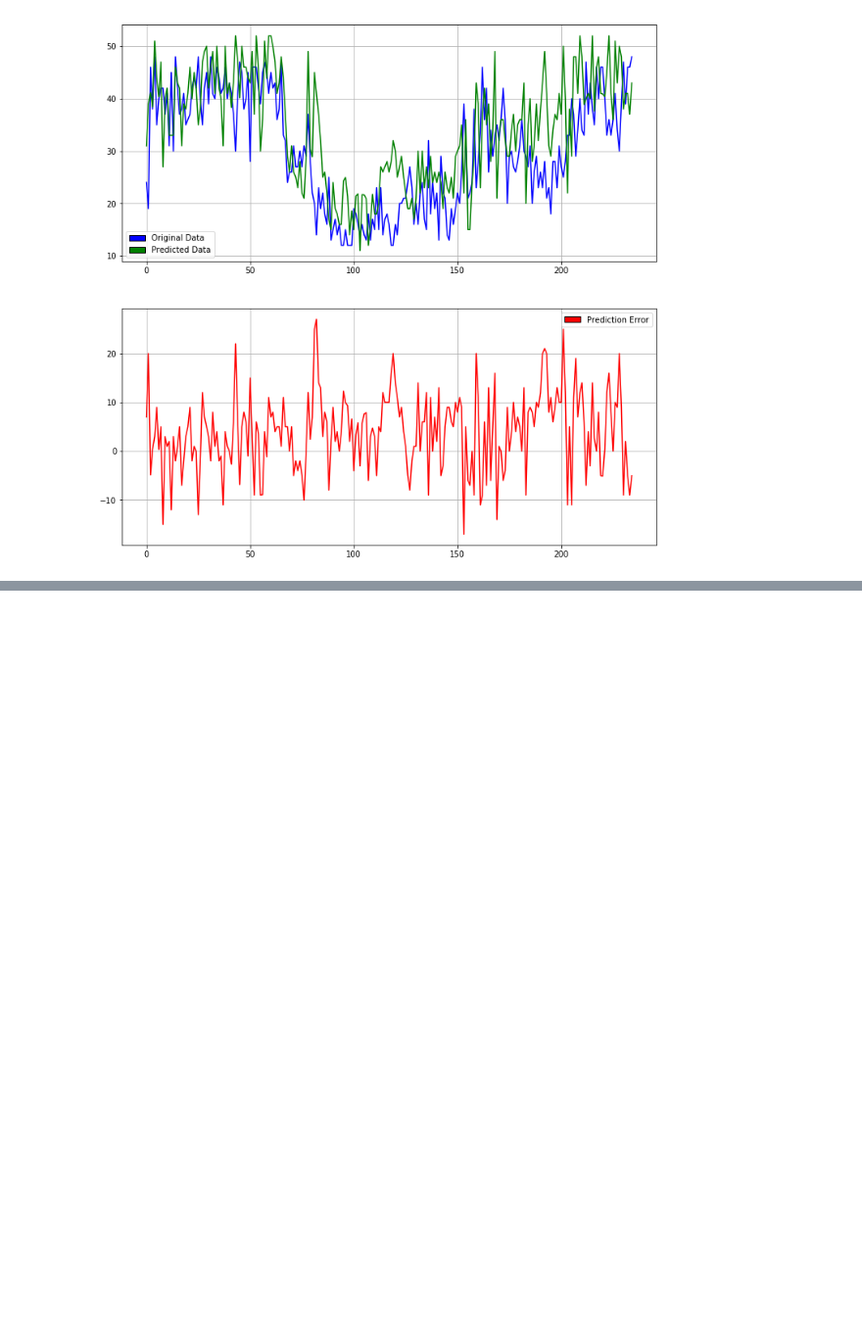
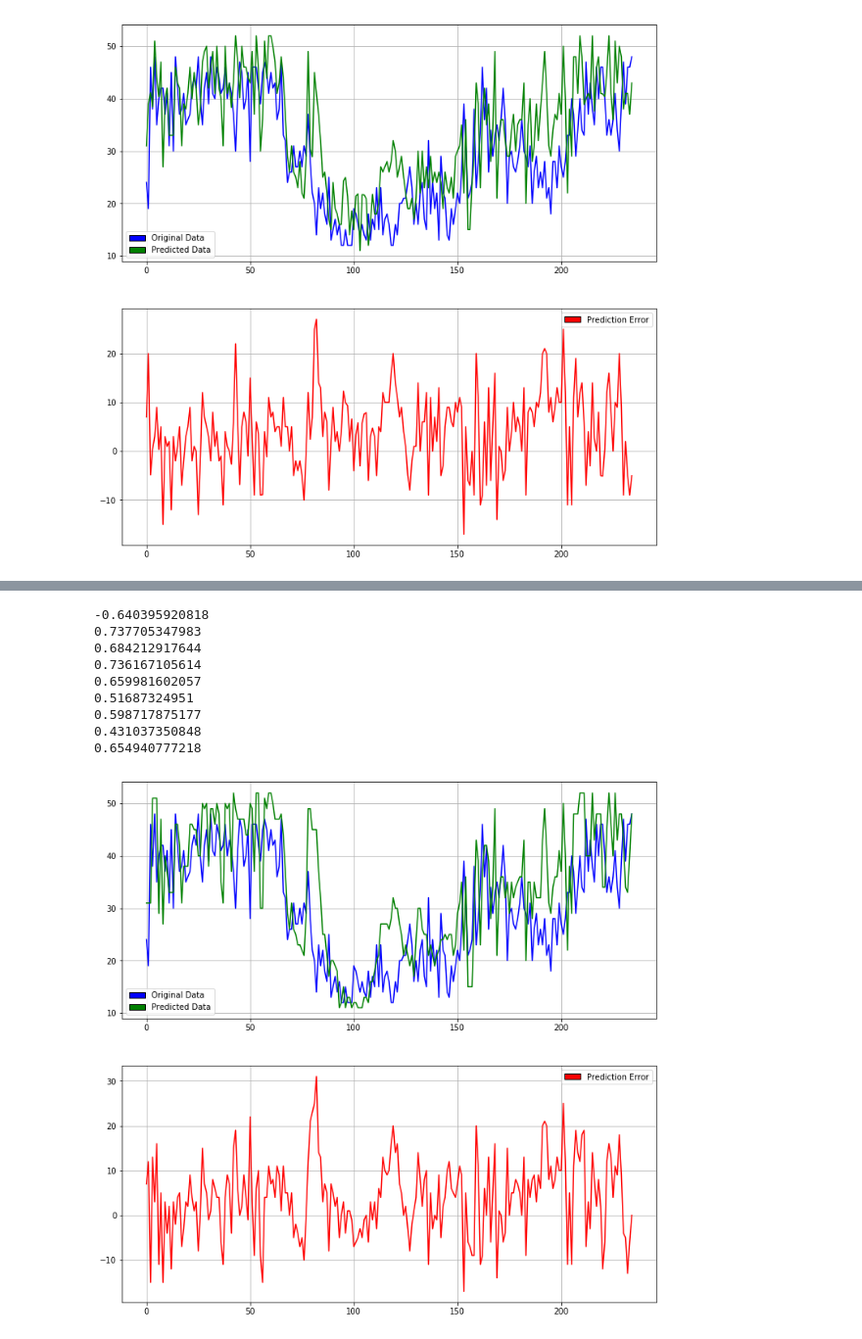
Before and after one commit to hari-allamraju/sg-taxidata, a Jupyter notebook: notebooks/API testing.ipynb, the cells around one changed output, grey strips where cells are left out. Shown at 98% size. Saved outputs shown, nothing was run; the diff lists cells and outputs as text; code cells hidden in the pictures; blank space fills up the shorter version.

```diff
--- a/notebooks/API testing.ipynb
+++ b/notebooks/API testing.ipynb
@@ -95,0 +125,25 @@ visualize.plot_model(Xt,yt,kn)
+# %%
+ab=AdaBoostRegressor(DecisionTreeRegressor(),n_estimators=300,loss='square')
+for df in data[:-1]:
+    X=df.drop(['TaxiCount'],axis=1).as_matrix()
+    y=np.array(df['TaxiCount'].tolist()).reshape(-1,1)
+    ab.fit(X,y)
+    print rf.score(X,y)
+
+test=data[-1]
+
+Xt=test.drop(['TaxiCount'],axis=1).as_matrix()
+yt=np.array(test['TaxiCount'].tolist()).reshape(-1,1)
+
+visualize.plot_model(Xt,yt,ab)
+# %% [output]
+-0.640395920818
+0.737705347983
+0.684212917644
+0.736167105614
+0.659981602057
+0.51687324951
+0.598717875177
+0.431037350848
+0.654940777218
+[figure, added]
```
Also changed, not shown: parts of 6 cells of this notebook.
